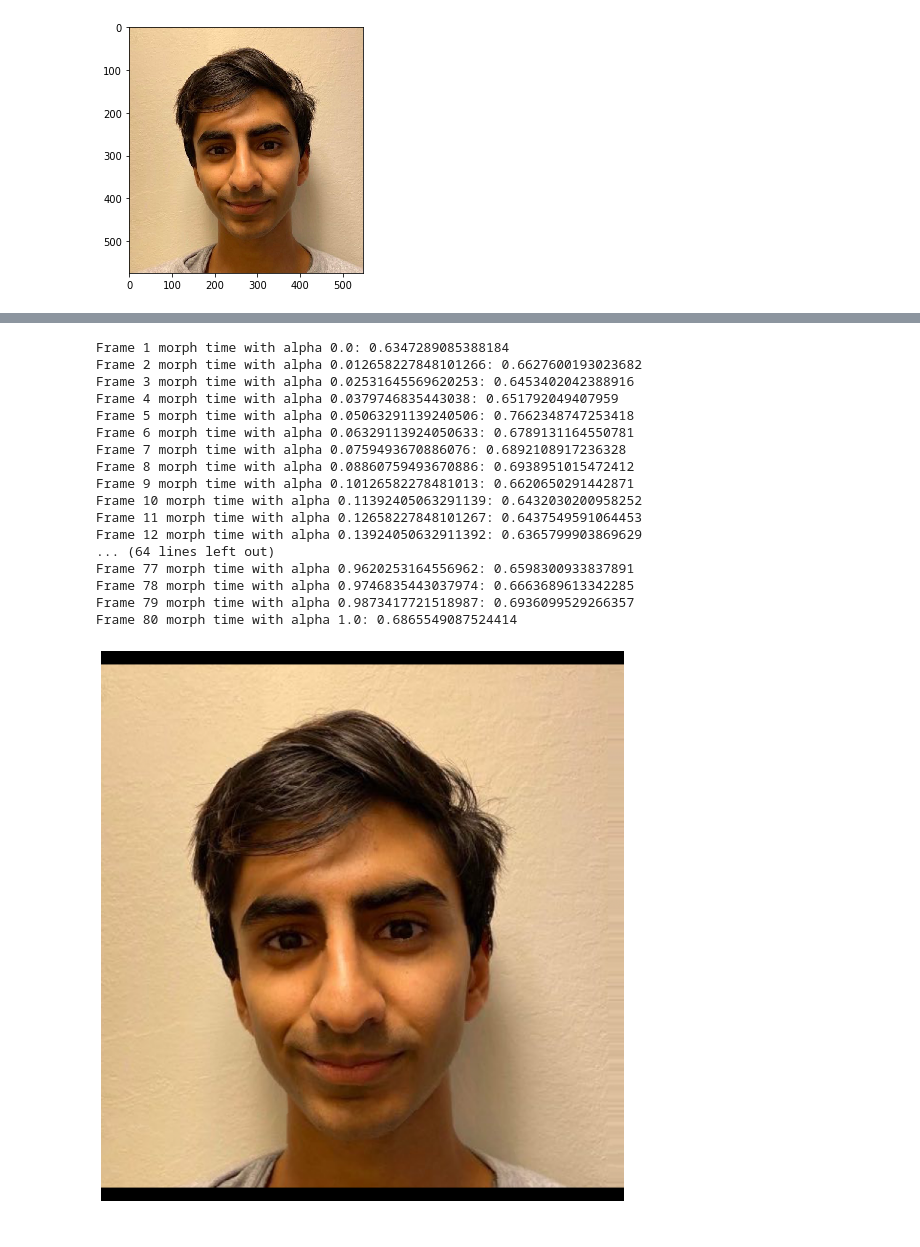
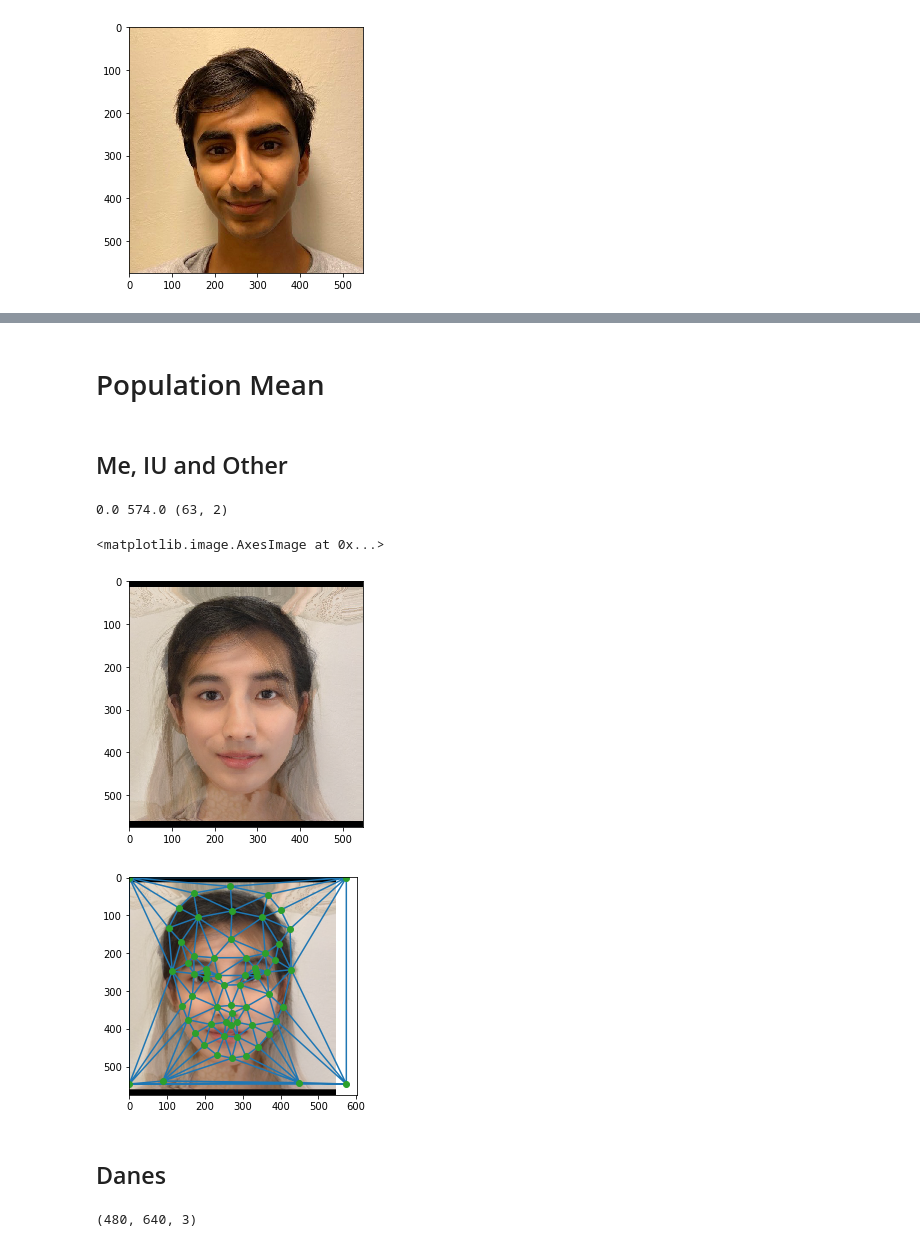
Before and after one commit to aprilsin/cs194-proj3, a Jupyter notebook: CS194 Proj3.ipynb, the cells around one changed output, grey strips where cells are left out. Cells and saved outputs as stored; diff of their text form; code cells hidden in the pictures.

```diff
--- a/CS194 Proj3.ipynb
+++ b/CS194 Proj3.ipynb
@@ -280,27 +194,29 @@ io.imshow(other_warped)
 # %%
-num_frames=80
-fps=25
-
-video_path = Path("output/bells.mp4")
-video_frames = morph.compute_morph_video(
-    me, other, me_pts, other_pts, video_path, num_frames=80, fps=25, boomerang=False
-)
+# video_path = Path("output/bells.mp4")
+# video_frames = morph.compute_morph_video(
+#     me, other, me_pts, other_pts, video_path, num_frames=80, fps=25, boomerang=False
+# )
-# %% [output]
-Frame 1 morph time with alpha 0.0: 0.6347289085388184
-Frame 2 morph time with alpha 0.012658227848101266: 0.6627600193023682
-Frame 3 morph time with alpha 0.02531645569620253: 0.6453402042388916
-Frame 4 morph time with alpha 0.0379746835443038: 0.651792049407959
-Frame 5 morph time with alpha 0.05063291139240506: 0.7662348747253418
-Frame 6 morph time with alpha 0.06329113924050633: 0.6789131164550781
-Frame 7 morph time with alpha 0.0759493670886076: 0.6892108917236328
-Frame 8 morph time with alpha 0.08860759493670886: 0.6938951015472412
-Frame 9 morph time with alpha 0.10126582278481013: 0.6620650291442871
-Frame 10 morph time with alpha 0.11392405063291139: 0.6432030200958252
-Frame 11 morph time with alpha 0.12658227848101267: 0.6437549591064453
-Frame 12 morph time with alpha 0.13924050632911392: 0.6365799903869629
-... (64 lines left out)
-Frame 77 morph time with alpha 0.9620253164556962: 0.6598300933837891
-Frame 78 morph time with alpha 0.9746835443037974: 0.6663689613342285
-Frame 79 morph time with alpha 0.9873417721518987: 0.6936099529266357
-Frame 80 morph time with alpha 1.0: 0.6865549087524414
-[figure, removed]
+# %% [markdown]
+# Population Mean
+# %% [markdown]
+## Me, IU and Other
+# %%
+pop_imgs = [iu, me, other]
+pop_pts = [iu_pts, me_pts, other_pts]
+mean_pts = np.mean(pop_pts, axis=0)
+assert len(mean_pts) == 63
+# %%
+mean_img, mean_shape, triangulation, warped_imgs = pop.compute_population_mean(pop_imgs, pop_pts)
+# %% [output]
+0.0 574.0 (63, 2)
+# %%
+io.imshow(mean_img)
+# %% [output]
+<matplotlib.image.AxesImage at 0x...>
+[figure, added]
+# %%
+morph.plot_tri_mesh(mean_img, mean_pts, triangulation)
+# %% [output]
+[figure, added]
+# %% [markdown]
+## Danes
@@ -306,0 +225,9 @@ Frame 80 morph time with alpha 1.0: 0.6865549087524414
+# %%
+from my_types import to_img_arr
+import matplotlib.pyplot as plt
+import utils
+man = to_img_arr("imm_face_db/01-1m.jpg")
+man_pts = utils.load_points_from_asf("imm_face_db/01-1m.asf", APPEND_CORNERS=True)
+man.shape
+# %% [output]
+(480, 640, 3)
```
Also changed, not shown: parts of 26 cells of this notebook, 3 other files.
